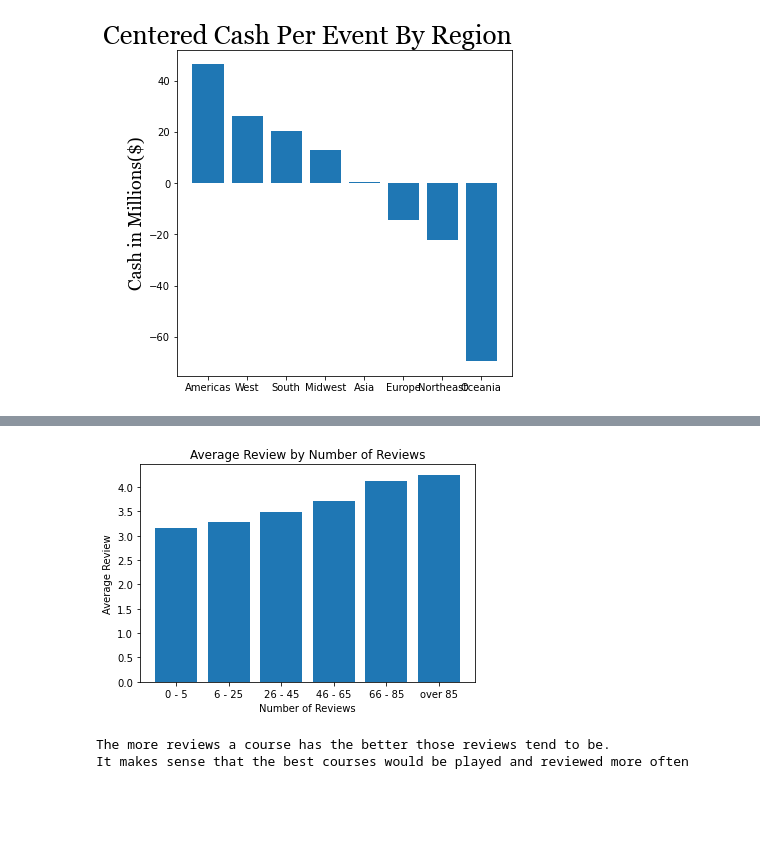
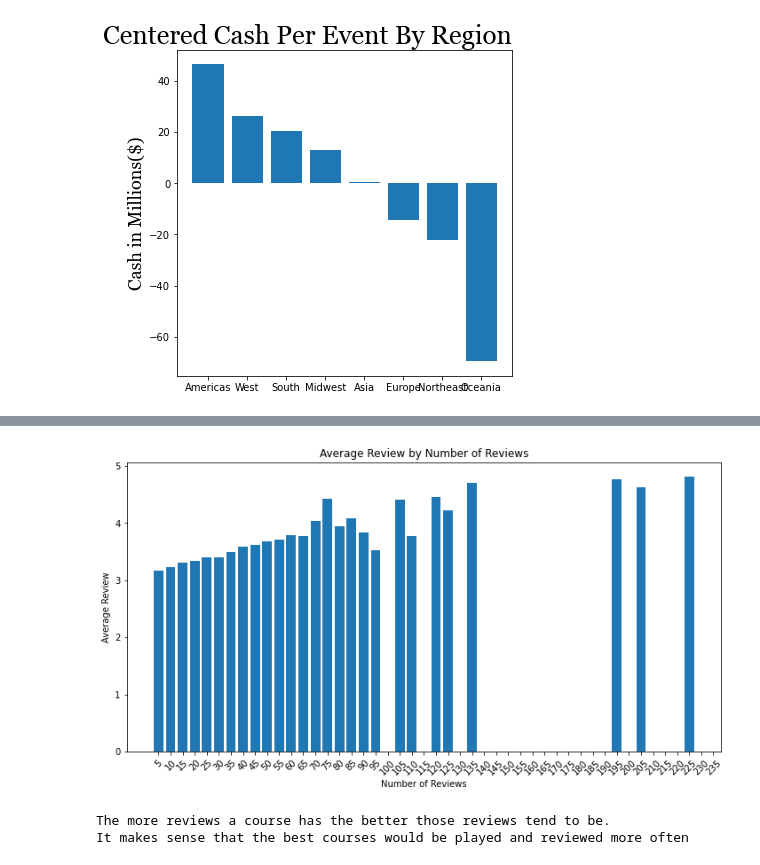
Before and after one commit to nicholastbolick/Disc-Golf-Stats, a Jupyter notebook: Top Earning Disc Golfers.ipynb, the cells around one changed output, grey strips where cells are left out. Drawn from its saved outputs; the diff is of its cells as text; code cells hidden in the pictures; blank space fills up the shorter version.

```diff
--- a/Top Earning Disc Golfers.ipynb
+++ b/Top Earning Disc Golfers.ipynb
@@ -427,23 +427,10 @@ median_terrain = np.median(courses.terrain.cat.codes)
 #print(courses.terrain.value_counts(dropna=False))
 
 #creating a column for the review count range and setting it as categorical
-range_lst = courses.num_reviews.to_list()
-num_range = []
-for num in range_lst:
-    if num <= 5:
-        num_range.append('0 - 5')
-    elif 5 < num <= 25:
-        num_range.append('6 - 25')
-    elif 25 < num <= 45:
-        num_range.append('26 - 45')
-    elif 45 < num <= 65:
-        num_range.append('46 - 65')
-    elif 65 < num <= 85:
-        num_range.append('66 - 85')
-    else:
-        num_range.append('over 85')
-courses['num_range'] = num_range
-num_range_order = ['0 - 5', '6 - 25', '26 - 45', '46 - 65', '66 - 85', 'over 85']
-courses['num_range'] = pd.Categorical(courses['num_range'], num_range_order, ordered=True)
+
+num_review_bins = [x for x in range(0,235,5)]
+courses['num_range'] = pd.cut(courses['num_reviews'], num_review_bins)
+print(courses['num_range'].unique())
+print(courses['num_reviews'].unique())
 courses
 # %% [output]
@@ -463,16 +459,17 @@ courses
 # %%
 #Does the number of reviews a course has affect it's average?
 
-by_range = courses.groupby(['num_range']).mean().reset_index()
-plt.figure(figsize=(6,4))
-plt.bar(by_range['num_range'], by_range['avg_review'])
+by_range = courses.groupby(['num_range']).mean().reset_index()[['num_range', 'avg_review']].sort_values(by='num_range')
+plt.figure(figsize=(12,6))
+plt.bar(by_range['num_range'].astype('string'),by_range['avg_review'])
 plt.title('Average Review by Number of Reviews')
 plt.xlabel('Number of Reviews')
+plt.xticks(range(len(num_review_bins)), [x for x in range(5,240,5)], rotation=45)
 plt.ylabel('Average Review')
 plt.show()
 print('The more reviews a course has the better those reviews tend to be.\nIt makes sense that the best courses would be played and reviewed more often')
 # %% [output]
-[figure, old version]
+[figure, new version]
 The more reviews a course has the better those reviews tend to be.
 It makes sense that the best courses would be played and reviewed more often
 # %%
```
Also changed, not shown: parts of 4 cells of this notebook.
